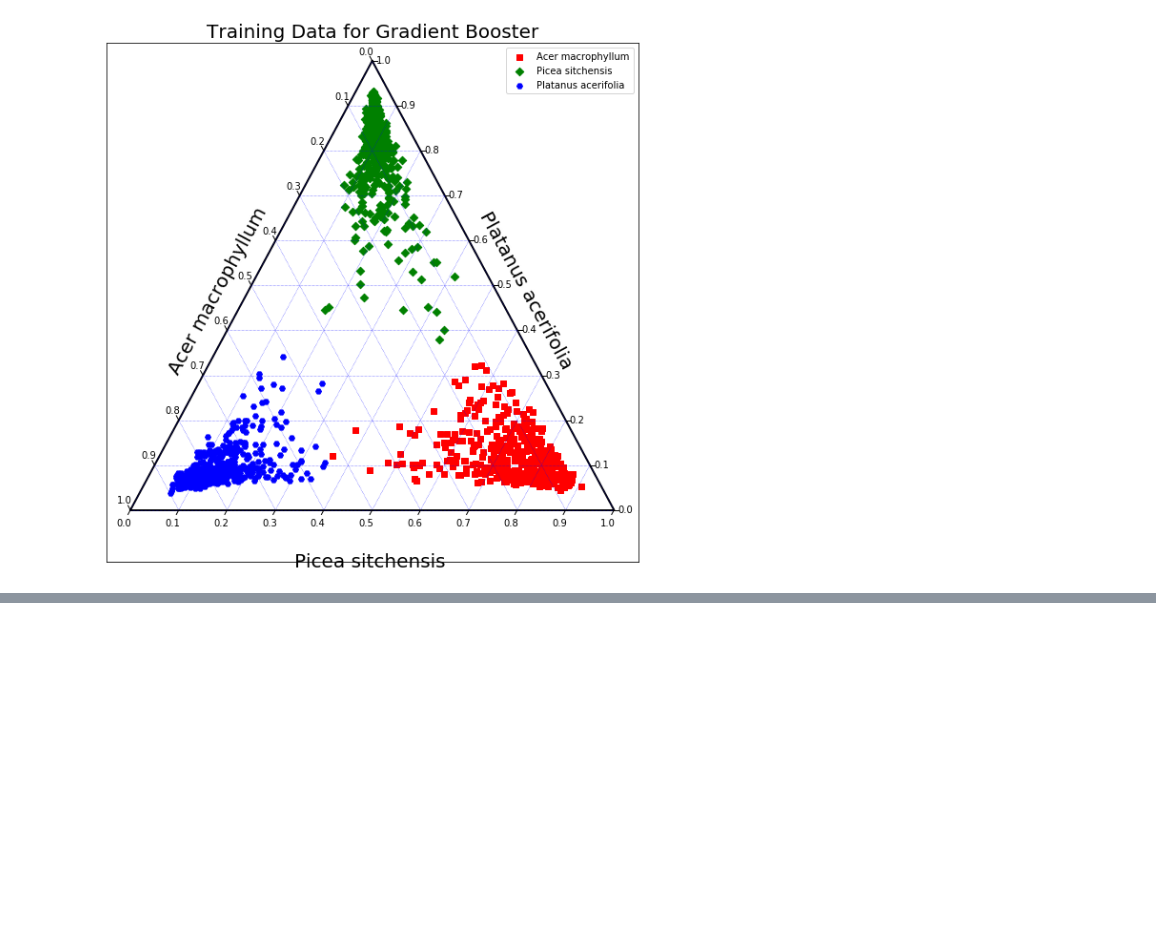
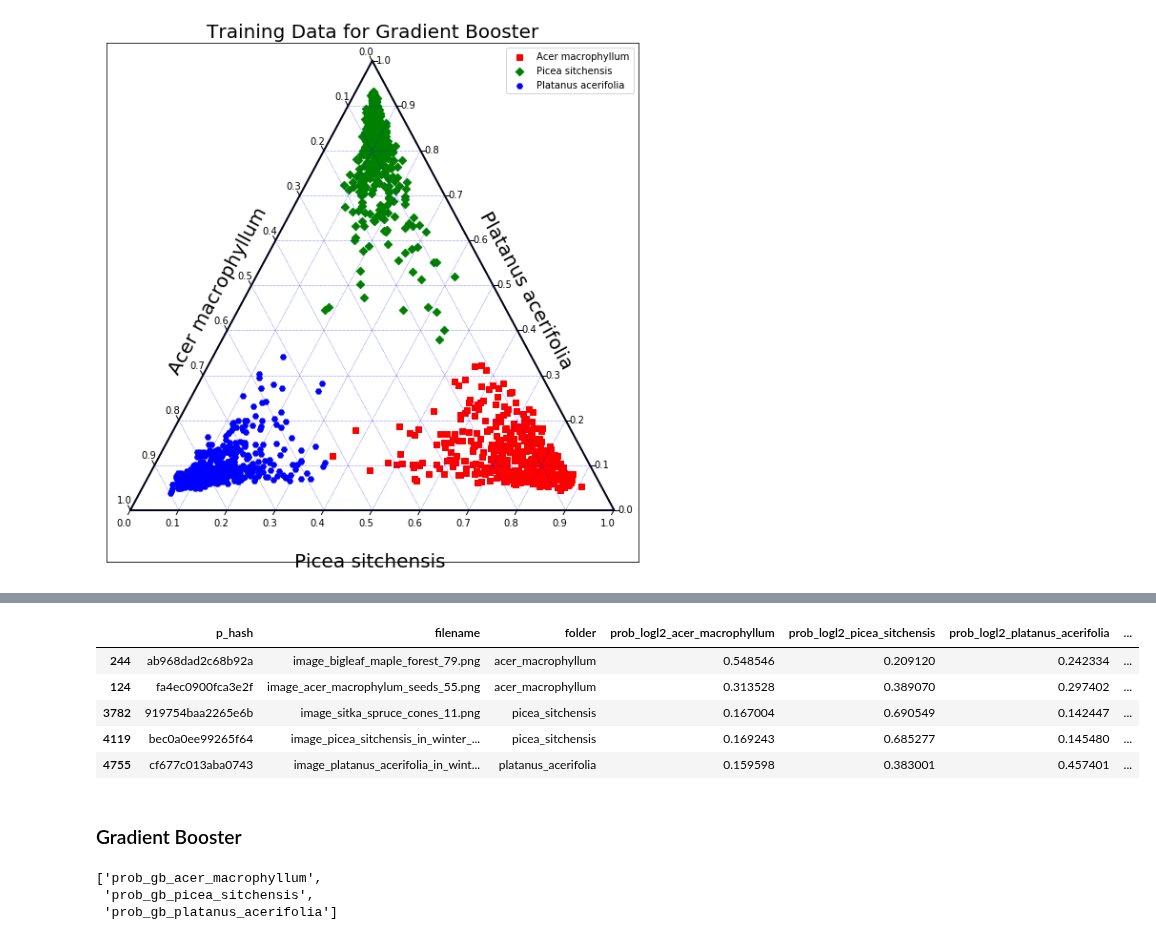
Before and after one commit to NathanielBlairStahn/tree-logic, a Jupyter notebook: notebooks/20180509_3_species/baseline_models.ipynb, the cells around one changed output, grey strips where cells are left out. Drawn from its saved outputs; the diff is of its cells as text; code cells hidden in the pictures; blank space fills up the shorter version.

```diff
--- a/notebooks/20180509_3_species/baseline_models.ipynb
+++ b/notebooks/20180509_3_species/baseline_models.ipynb
@@ -505,0 +528,3 @@ tax.show()
+# %%
+test_images = image_df.loc[X_test.index,:]
+test_images.head()
@@ -505,0 +574,3 @@ tax.show()
+# %%
+test_images[logl2_cols] = pd.DataFrame(y_pred_log, index = test_images.index)
+test_images.head()
@@ -505,0 +603,19 @@ tax.show()
+# %%
+test_images[logl1_cols] = pd.DataFrame(y_pred_log_lasso, index = test_images.index)
+test_images.head()
+# %% [output]
+|  | p_hash | filename | folder | prob_logl2_acer_macrophyllum | prob_logl2_picea_sitchensis | prob_logl2_platanus_acerifolia | ... |
+| 244 | ab968dad2c68b92a | image_bigleaf_maple_forest_79.png | acer_macrophyllum | 0.548546 | 0.209120 | 0.242334 | ... |
+| 124 | fa4ec0900fca3e2f | image_acer_macrophylum_seeds_55.png | acer_macrophyllum | 0.313528 | 0.389070 | 0.297402 | ... |
+| 3782 | 919754baa2265e6b | image_sitka_spruce_cones_11.png | picea_sitchensis | 0.167004 | 0.690549 | 0.142447 | ... |
+| 4119 | bec0a0ee99265f64 | image_picea_sitchensis_in_winter_... | picea_sitchensis | 0.169243 | 0.685277 | 0.145480 | ... |
+| 4755 | cf677c013aba0743 | image_platanus_acerifolia_in_wint... | platanus_acerifolia | 0.159598 | 0.383001 | 0.457401 | ... |
+# %% [markdown]
+### Gradient Booster
+# %%
+gb_cols = ['prob_gb_' + species for species in gb_model.classes_]
+gb_cols
+# %% [output]
+['prob_gb_acer_macrophyllum',
+ 'prob_gb_picea_sitchensis',
+ 'prob_gb_platanus_acerifolia']
```
Also changed, not shown: parts of 19 cells of this notebook, 2 other files.
